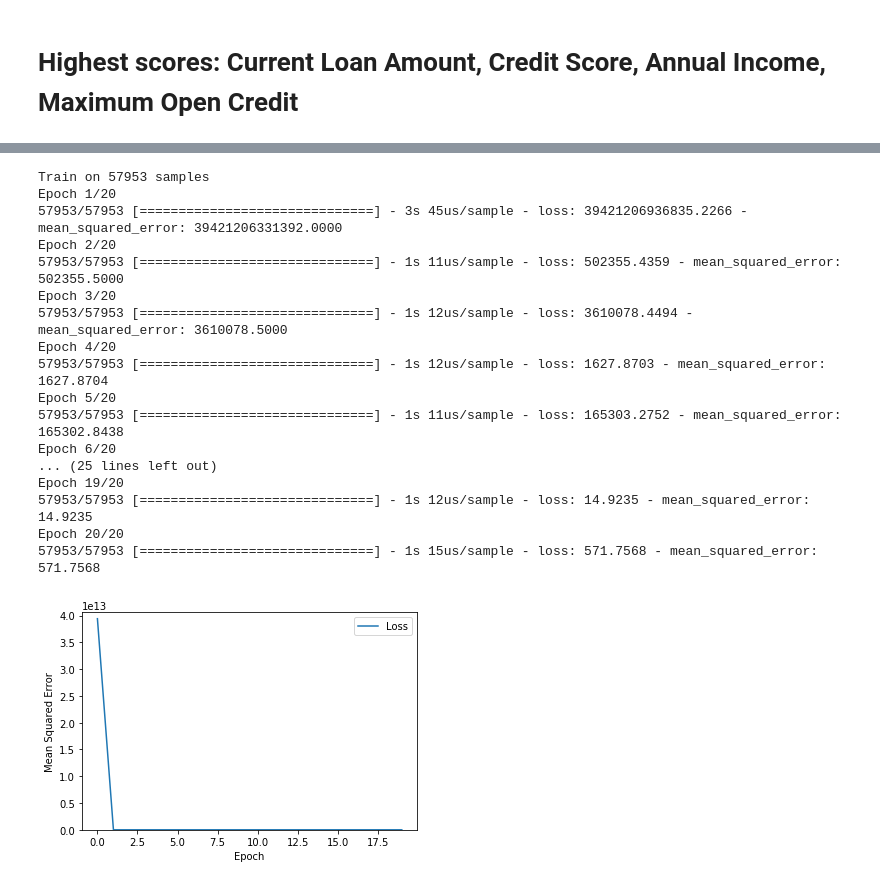
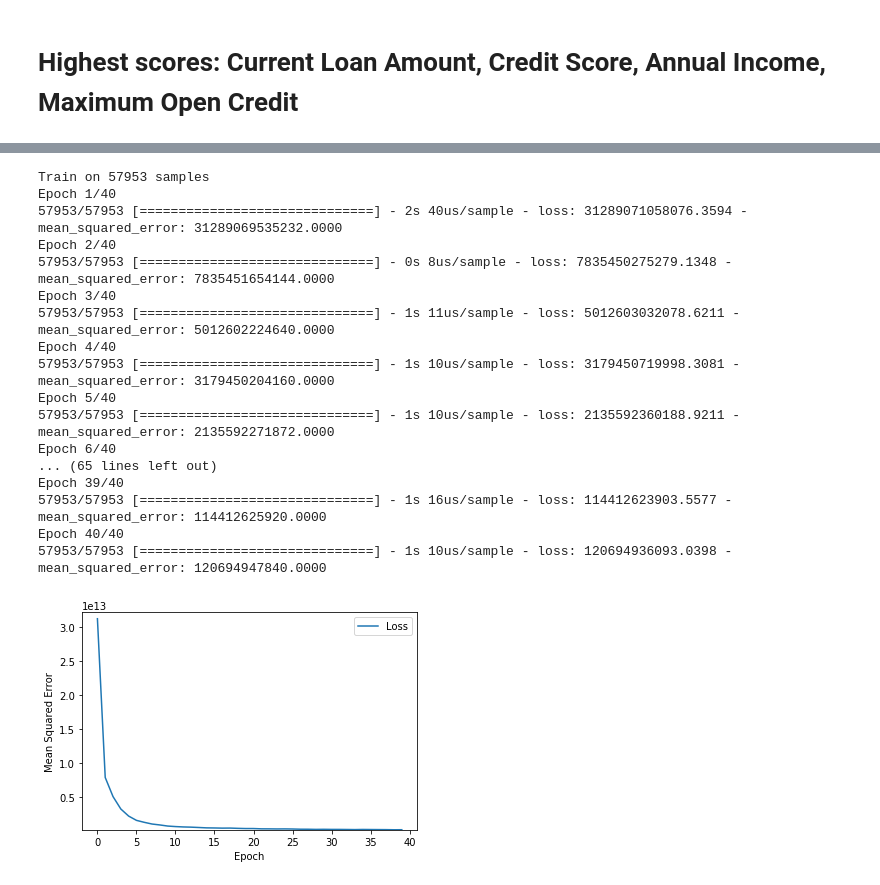
Before and after one commit to edberto/bangkit-assignment5, a Jupyter notebook: model_edbert.ipynb, the cells around one changed output, grey strips where cells are left out. Drawn from its saved outputs; the diff is of its cells as text; code cells hidden in the pictures.

```diff
--- a/model_edbert.ipynb
+++ b/model_edbert.ipynb
@@ -325,39 +327,39 @@ print(X_train)
 [57953 rows x 16 columns]
 # %%
 # The following variables are the hyperparameters.
-learning_rate = 0.03
-epochs = 20
-batch_size = 1000
+learning_rate = 0.001
+epochs = 40
+batch_size = 500
 
 # Specify the label
 label_name = 'loan_status'
 
 # Establish the model's topography.
 my_model = create_model(learning_rate, my_feature_layer)
 
 # Train the model on the normalized training set. We're passing the entire
 # normalized training set, but the model will only use the features
 # defined by the feature_layer.
 epochs, mse = train_model(my_model, X_train, y_train, epochs, label_name, batch_size)
 plot_the_loss_curve(epochs, mse)
 # %% [output]
 Train on 57953 samples
-Epoch 1/20
-57953/57953 [==============================] - 3s 45us/sample - loss: 39421206936835.2266 - mean_squared_error: 39421206331392.0000
-Epoch 2/20
-57953/57953 [==============================] - 1s 11us/sample - loss: 502355.4359 - mean_squared_error: 502355.5000
-Epoch 3/20
-57953/57953 [==============================] - 1s 12us/sample - loss: 3610078.4494 - mean_squared_error: 3610078.5000
-Epoch 4/20
-57953/57953 [==============================] - 1s 12us/sample - loss: 1627.8703 - mean_squared_error: 1627.8704
-Epoch 5/20
-57953/57953 [==============================] - 1s 11us/sample - loss: 165303.2752 - mean_squared_error: 165302.8438
-Epoch 6/20
-... (25 lines left out)
-Epoch 19/20
-57953/57953 [==============================] - 1s 12us/sample - loss: 14.9235 - mean_squared_error: 14.9235
-Epoch 20/20
-57953/57953 [==============================] - 1s 15us/sample - loss: 571.7568 - mean_squared_error: 571.7568
+Epoch 1/40
+57953/57953 [==============================] - 2s 40us/sample - loss: 31289071058076.3594 - mean_squared_error: 31289069535232.0000
+Epoch 2/40
+57953/57953 [==============================] - 0s 8us/sample - loss: 7835450275279.1348 - mean_squared_error: 7835451654144.0000
+Epoch 3/40
+57953/57953 [==============================] - 1s 11us/sample - loss: 5012603032078.6211 - mean_squared_error: 5012602224640.0000
+Epoch 4/40
+57953/57953 [==============================] - 1s 10us/sample - loss: 3179450719998.3081 - mean_squared_error: 3179450204160.0000
+Epoch 5/40
+57953/57953 [==============================] - 1s 10us/sample - loss: 2135592360188.9211 - mean_squared_error: 2135592271872.0000
+Epoch 6/40
+... (65 lines left out)
+Epoch 39/40
+57953/57953 [==============================] - 1s 16us/sample - loss: 114412623903.5577 - mean_squared_error: 114412625920.0000
+Epoch 40/40
+57953/57953 [==============================] - 1s 10us/sample - loss: 120694936093.0398 - mean_squared_error: 120694947840.0000
-[figure, old version]
+[figure, new version]
 # %%
 threshold = 0.5
```
Also changed, not shown: parts of 8 cells of this notebook.
